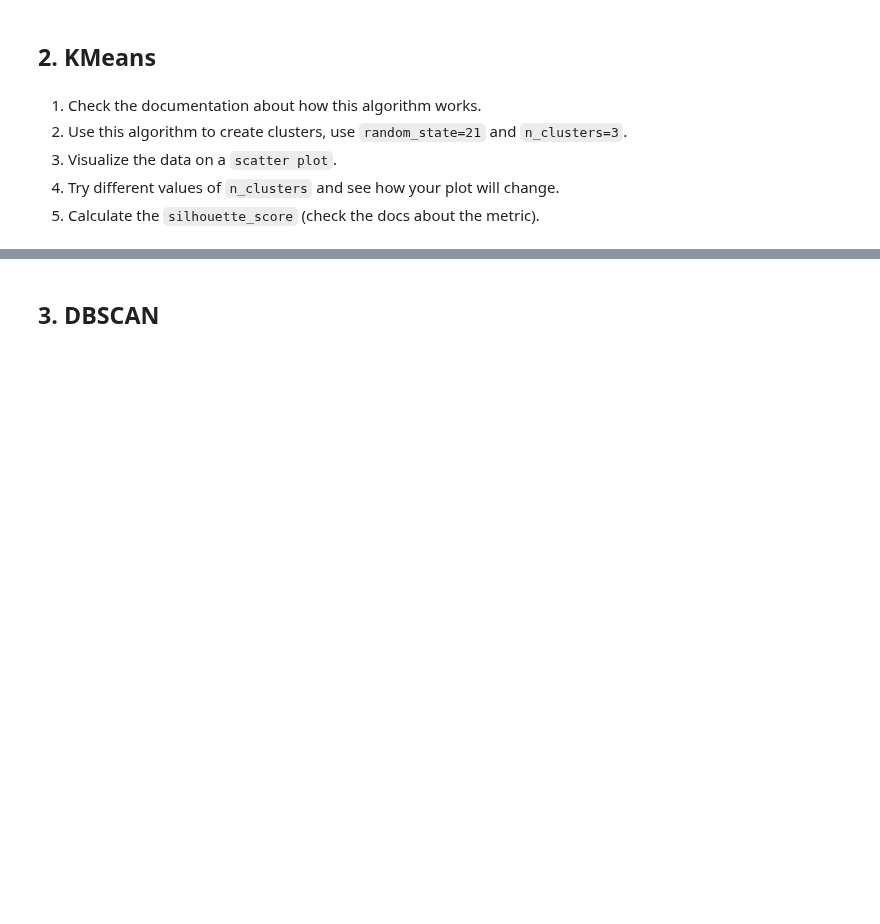
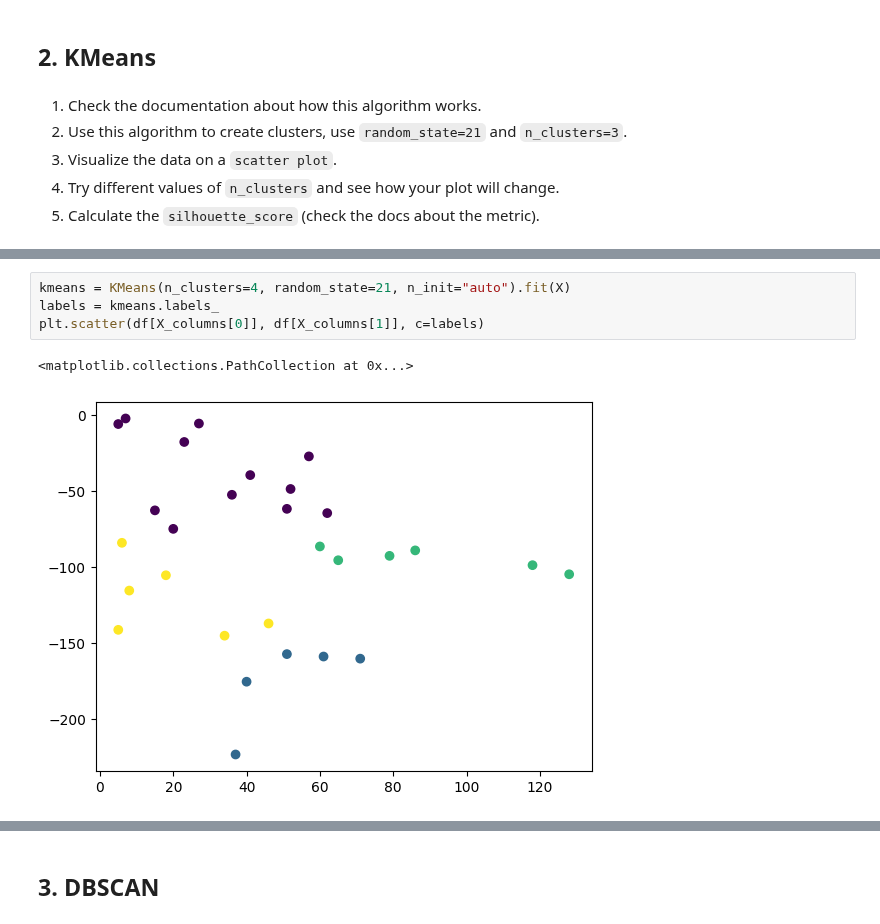
Before and after one commit to episode16/Py, a Jupyter notebook: DS_bootcamp/DS_Bootcamp.Day08-1-develop/src/ex05/05_clustering.ipynb, the cells around one changed output, grey strips where cells are left out. Drawn from its saved outputs; the diff is of its cells as text; blank space fills up the shorter version.

```diff
--- a/DS_bootcamp/DS_Bootcamp.Day08-1-develop/src/ex05/05_clustering.ipynb
+++ b/DS_bootcamp/DS_Bootcamp.Day08-1-develop/src/ex05/05_clustering.ipynb
@@ -47,0 +77,7 @@ df.head()
+# %%
+kmeans = KMeans(n_clusters=4, random_state=21, n_init="auto").fit(X)
+labels = kmeans.labels_
+plt.scatter(df[X_columns[0]], df[X_columns[1]], c=labels)
+# %% [output]
+<matplotlib.collections.PathCollection at 0x...>
+[figure, added]
```
Also changed, not shown: parts of 3 cells of this notebook.
